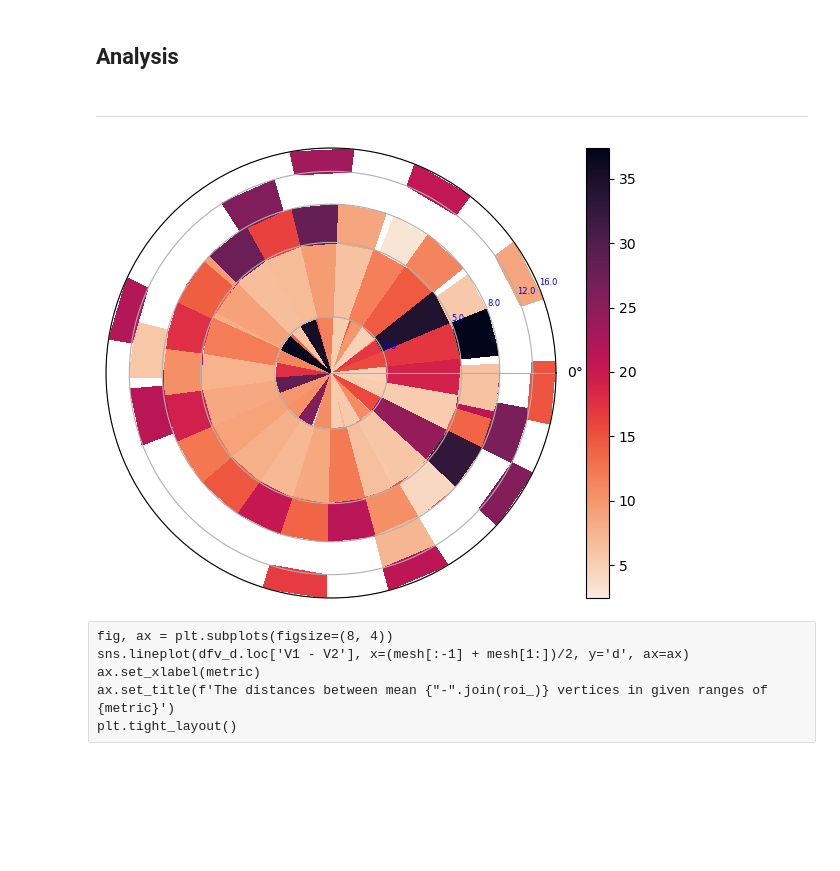
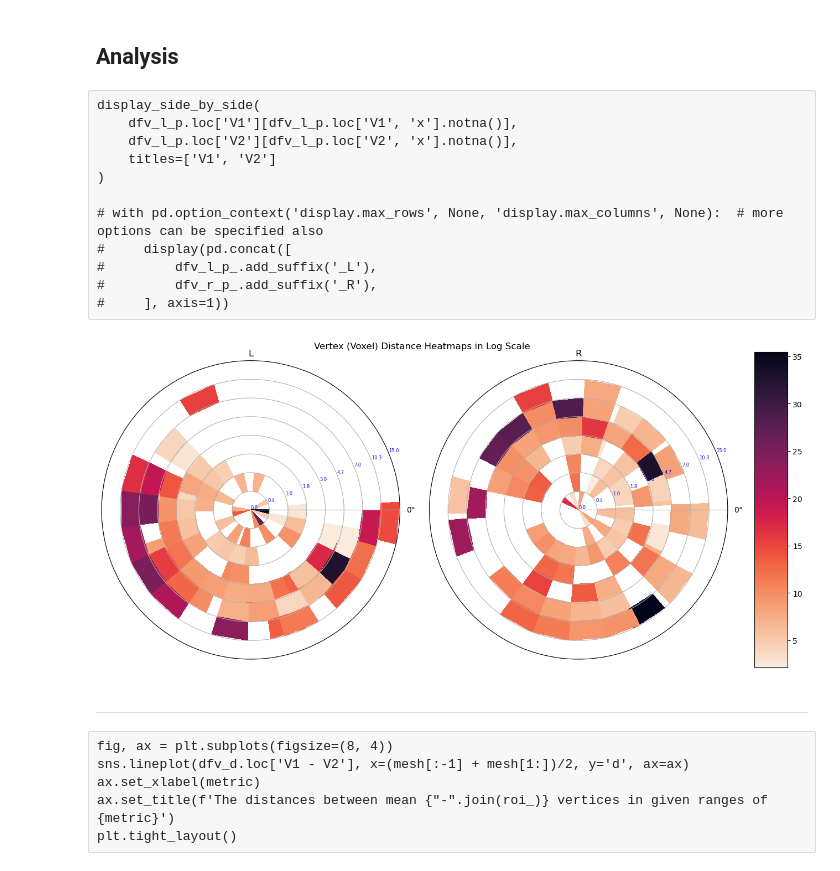
Before and after one commit to pulkitgoyal56/HCP-Playground, a Jupyter notebook: prfresults.ipynb, the cells around one changed output. Cells and saved outputs as stored; diff of their text form; code cells hidden in the pictures; blank space fills up the shorter version.

```diff
--- a/prfresults.ipynb
+++ b/prfresults.ipynb
@@ -283,3 +380,6 @@ else:
+# %%
+dfv_r = dfv[dfv['hemisphere'] == 'R']
+dfv_l = dfv[dfv['hemisphere'] == 'L']
 # %% [markdown]
 ## Basic Visualisation
 # %%
@@ -330,5 +431,2 @@ plt.tight_layout()
 # %% [markdown]
 ---
-# %%
-ANG_MESH = np.linspace(0, 360, 61)
-ECC_MESH = np.array([0., 2, 5, 8, 12, 16]) # np.logspace(0, 4, 9, base=2) - 1
@@ -383,5 +482,4 @@ def l2(df_, roi_, shift_len=None):
 # %%
-dfv_p = organise(dfv_)[['x', 'y', 'z']]
-dfv_d = l2(dfv_p, roi_)
+dfv_l_p  = group(dfv_l)[['x', 'y', 'z']]
+dfv_l_d  = l2(dfv_l_p, roi)
+dfv_l_d_ = dfv_l_d.reset_index().pivot(columns='ang', index='ecc', values='d')
-# %% [markdown]
----
@@ -390,15 +486,48 @@ dfv_d = dfv_d.reset_index().pivot(columns='ang', index='ecc', values='d')
+# %%
+dfv_r_p  = group(dfv_r)[['x', 'y', 'z']]
+dfv_r_d  = l2(dfv_r_p, roi)
+dfv_r_d_ = dfv_r_d.reset_index().pivot(columns='ang', index='ecc', values='d')
+# %% [raw]
+display_side_by_side(
+    dfv_l_p.loc['V1'][dfv_l_p.loc['V1', 'x'].notna()],
+    dfv_l_p.loc['V2'][dfv_l_p.loc['V2', 'x'].notna()],
+    titles=['V1', 'V2']
+)
+
+# with pd.option_context('display.max_rows', None, 'display.max_columns', None):  # more options can be specified also
+#     display(pd.concat([
+#         dfv_l_p_.add_suffix('_L'),
+#         dfv_r_p_.add_suffix('_R'),
+#     ], axis=1))
 # %%
-fig, ax = plt.subplots(subplot_kw={'projection': 'polar'})
-# sns.heatmap(dfv_d, cmap=sns.cm.rocket_r, ax=ax)
-pplot = ax.pcolormesh(ANG_MESH, np.r_[0, log(ECC_MESH[1:])], dfv_d.to_numpy(), cmap=sns.cm.rocket_r)
-# ax.set_thetagrids(ANG_MESH[:-1], [fr'${ANG_MESH[i]}^{{\circ}}$' if i%3 == 0 else None for i in range(len(ANG_MESH[:-1]))])
-ax.set_thetagrids([0])
-ax.set_rgrids(log(ECC_MESH[1:]), ECC_MESH[1:].round(1), color='b', fontsize=6)
-ax.grid()
-fig.colorbar(pplot, ax=ax)
+fig, axs = plt.subplots(1, 2, figsize=(12, 6), subplot_kw={'projection': 'polar'})
+
+# sns.heatmap(dfv_l_d, cmap=sns.cm.rocket_r, ax=axs[0])
+pplot_1 = axs[0].pcolormesh(ANG_MESH, np.log(1 + ECC_MESH), dfv_l_d_.to_numpy(), cmap=sns.cm.rocket_r)
+# axs[0].set_thetagrids(ANG_MESH[:-1], [fr'${ANG_MESH[i]}^{{\circ}}$' if i%3 == 0 else None for i in range(len(ANG_MESH[:-1]))])
+axs[0].set_thetagrids([0])
+axs[0].set_rgrids(np.log(1 + ECC_MESH), ECC_MESH.round(1), color='b', fontsize=6)
+axs[0].grid()
+axs[0].set_title('L')
+# fig.colorbar(pplot_1, ax=axs[0])
+
+# sns.heatmap(dfv_l_d, cmap=sns.cm.rocket_r, ax=axs[1])
+pplot_2 = axs[1].pcolormesh(ANG_MESH, np.log(1 + ECC_MESH), dfv_r_d_.to_numpy(), cmap=sns.cm.rocket_r)
+# axs[1].set_thetagrids(ANG_MESH[:-1], [fr'${ANG_MESH[i]}^{{\circ}}$' if i%3 == 0 else None for i in range(len(ANG_MESH[:-1]))])
+axs[1].set_thetagrids([0])
+axs[1].set_rgrids(np.log(1 + ECC_MESH), ECC_MESH.round(1), color='b', fontsize=6)
+axs[1].grid()
+axs[1].set_title('R')
+# fig.colorbar(pplot_2, ax=axs[1])
+
+fig.colorbar(pplot_2, cax=fig.add_axes([1, 0, 0.05, 0.95]))
+
+fig.suptitle('Vertex (Voxel) Distance Heatmaps in Log Scale')
 plt.tight_layout()
 # %% [output]
-[figure, old version]
+[figure, new version]
+# %% [markdown]
+---
 # %% [raw]
 fig, ax = plt.subplots(figsize=(8, 4))
 sns.lineplot(dfv_d.loc['V1 - V2'], x=(mesh[:-1] + mesh[1:])/2, y='d', ax=ax)
```
Also changed, not shown: parts of 34 cells of this notebook.
